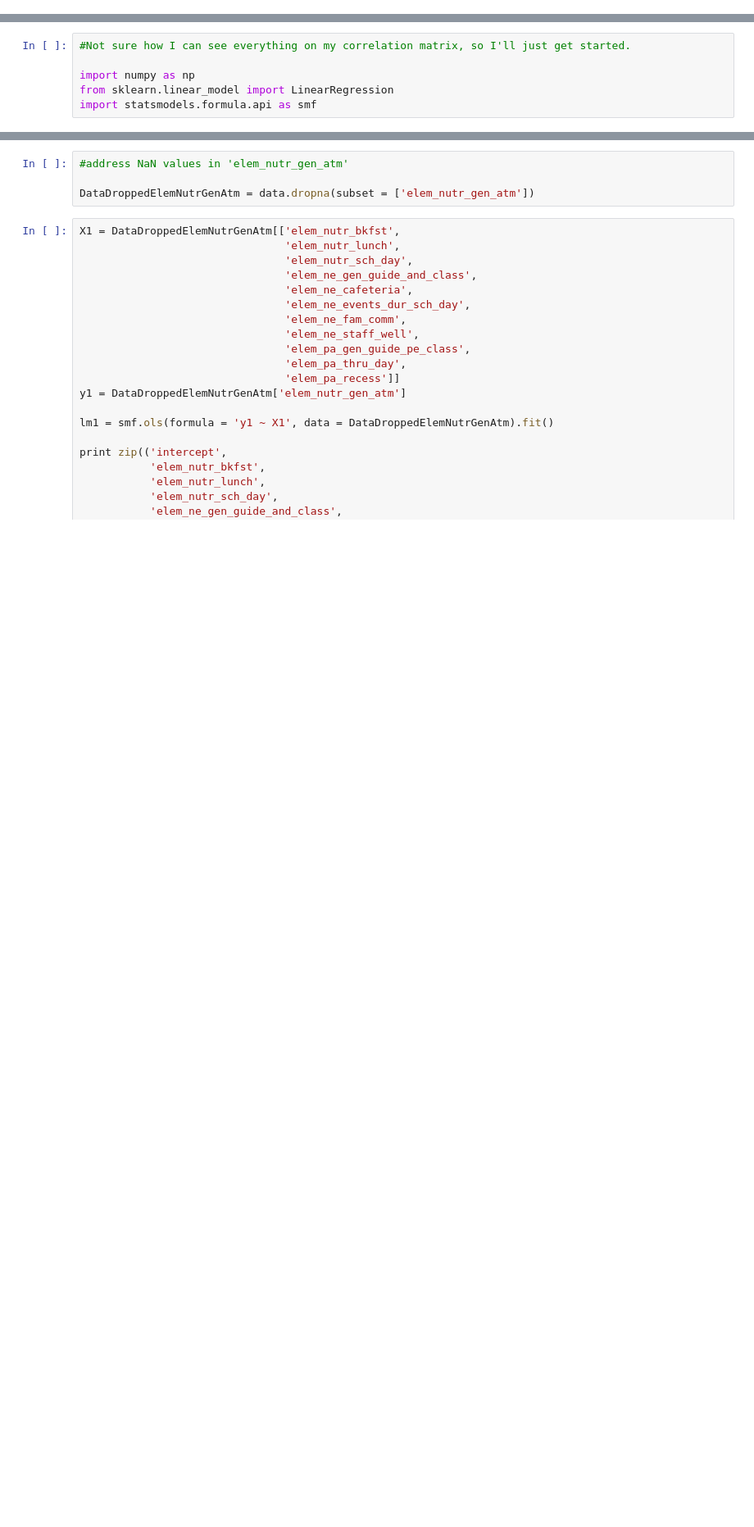
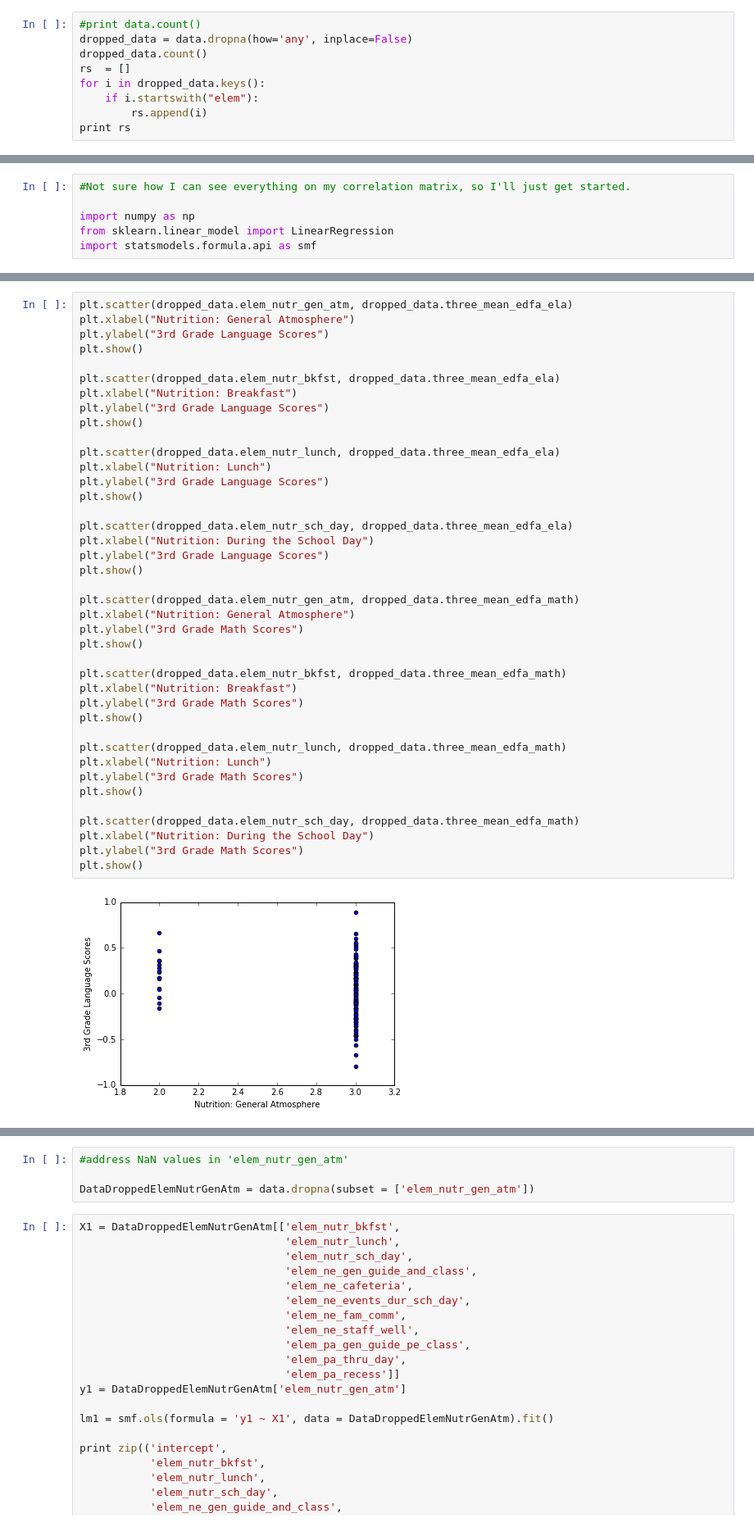
Before and after one commit to Allison-Marseille/DS-SF-24, a Jupyter notebook: Allison Marseille Final Project/Marseille_Final_Project.ipynb, the cells around one changed output, grey strips where cells are left out. Shown: that part at 82% size. Saved outputs shown, nothing was run; the diff lists cells and outputs as text; blank space fills up the shorter version.

```diff
--- a/Allison Marseille Final Project/Marseille_Final_Project.ipynb
+++ b/Allison Marseille Final Project/Marseille_Final_Project.ipynb
@@ -141,0 +122,9 @@ data.describe()
+# %%
+#print data.count()
+dropped_data = data.dropna(how='any', inplace=False)
+dropped_data.count()
+rs  = []
+for i in dropped_data.keys():
+    if i.startswith("elem"):
+        rs.append(i)
+print rs
@@ -190,0 +192,42 @@ elem_nutr_sch_day
+# %%
+plt.scatter(dropped_data.elem_nutr_gen_atm, dropped_data.three_mean_edfa_ela)
+plt.xlabel("Nutrition: General Atmosphere")
+plt.ylabel("3rd Grade Language Scores")
+plt.show()
+
+plt.scatter(dropped_data.elem_nutr_bkfst, dropped_data.three_mean_edfa_ela)
+plt.xlabel("Nutrition: Breakfast")
+plt.ylabel("3rd Grade Language Scores")
+plt.show()
+
+plt.scatter(dropped_data.elem_nutr_lunch, dropped_data.three_mean_edfa_ela)
+plt.xlabel("Nutrition: Lunch")
+plt.ylabel("3rd Grade Language Scores")
+plt.show()
+
+plt.scatter(dropped_data.elem_nutr_sch_day, dropped_data.three_mean_edfa_ela)
+plt.xlabel("Nutrition: During the School Day")
+plt.ylabel("3rd Grade Language Scores")
+plt.show()
+
+plt.scatter(dropped_data.elem_nutr_gen_atm, dropped_data.three_mean_edfa_math)
+plt.xlabel("Nutrition: General Atmosphere")
+plt.ylabel("3rd Grade Math Scores")
+plt.show()
+
+plt.scatter(dropped_data.elem_nutr_bkfst, dropped_data.three_mean_edfa_math)
+plt.xlabel("Nutrition: Breakfast")
+plt.ylabel("3rd Grade Math Scores")
+plt.show()
+
+plt.scatter(dropped_data.elem_nutr_lunch, dropped_data.three_mean_edfa_math)
+plt.xlabel("Nutrition: Lunch")
+plt.ylabel("3rd Grade Math Scores")
+plt.show()
+
+plt.scatter(dropped_data.elem_nutr_sch_day, dropped_data.three_mean_edfa_math)
+plt.xlabel("Nutrition: During the School Day")
+plt.ylabel("3rd Grade Math Scores")
+plt.show()
+# %% [output]
+[figure, added]
```
Also changed, not shown: parts of 17 cells of this notebook, 2 other files.
